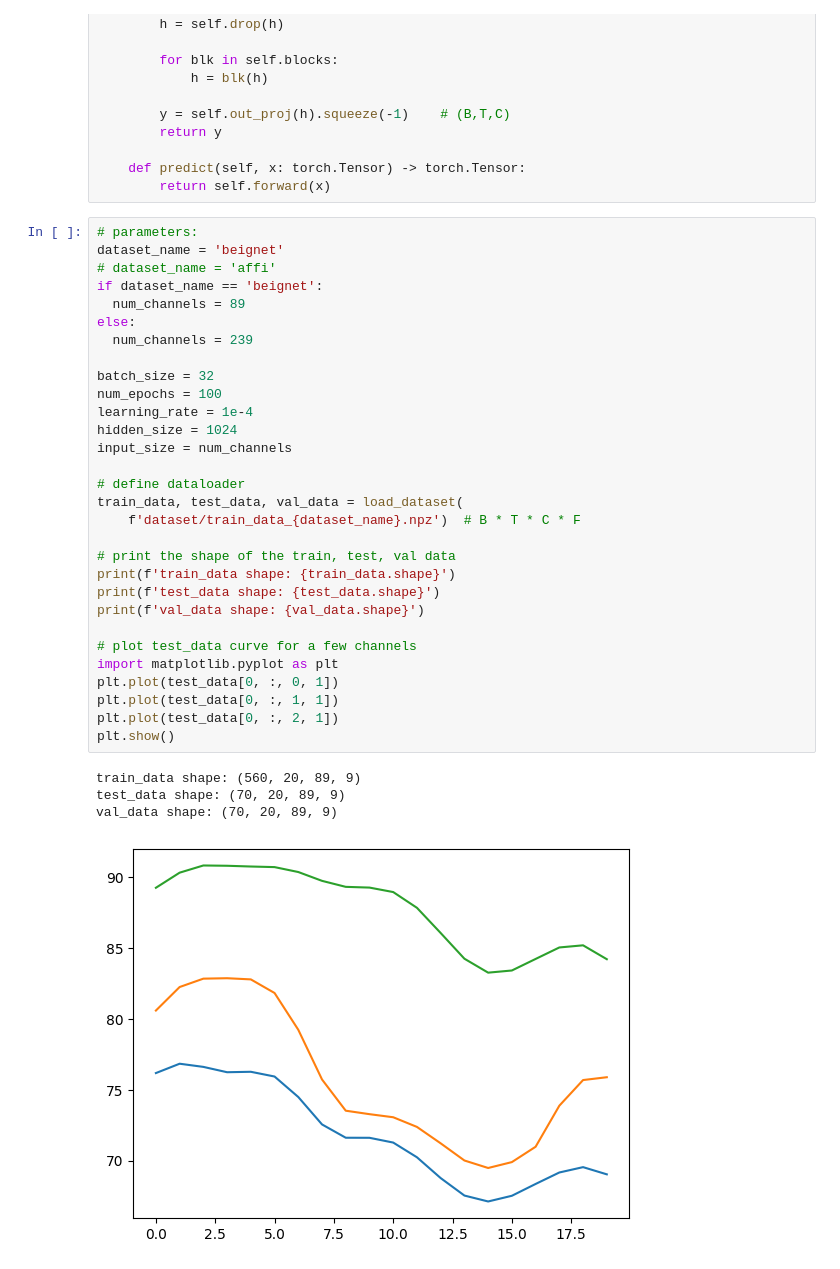
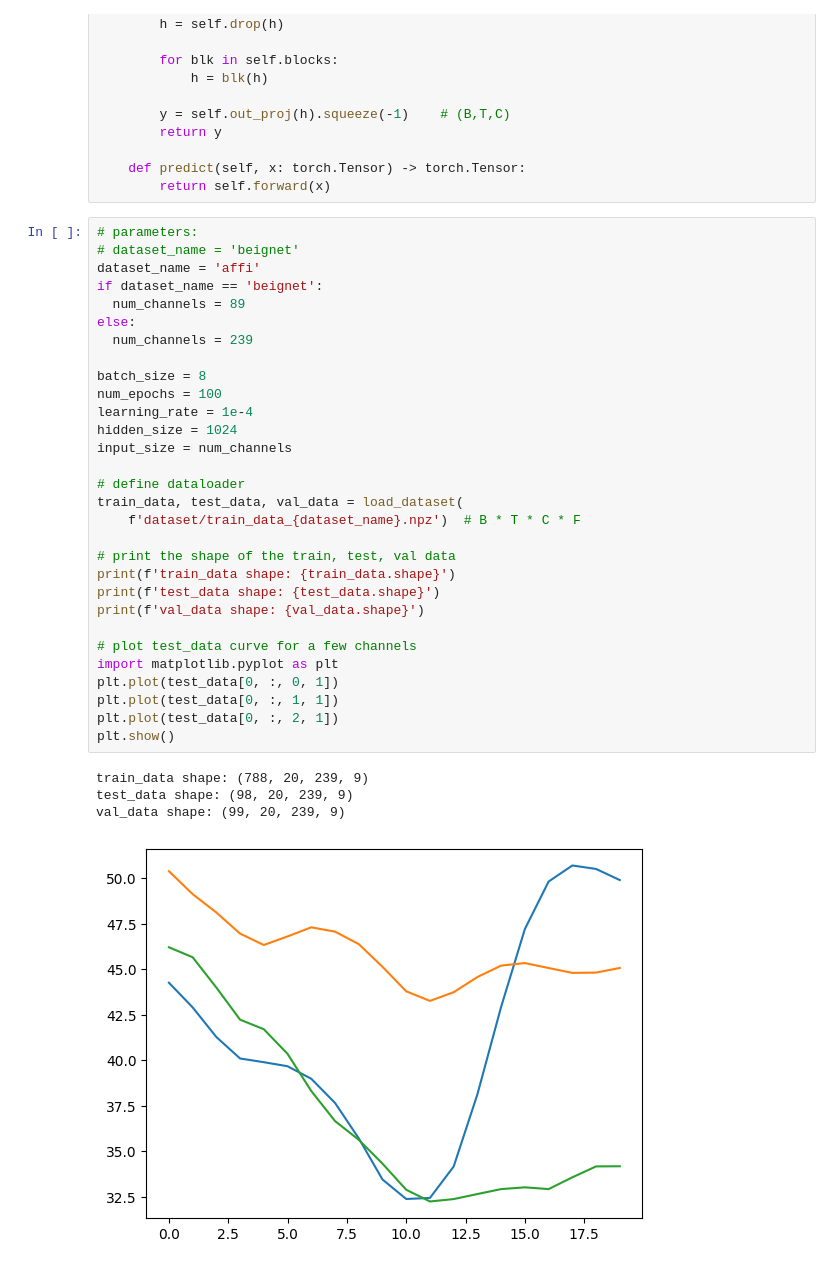
Before and after one commit to chengruchou/NSF-HDR-Scientific-Modeling-out-of-distribution-Challenges, a Jupyter notebook: Neural_Signal_Forecasting_demo.ipynb, the cells around one changed output. Cells and saved outputs as stored; diff of their text form.

```diff
--- a/Neural_Signal_Forecasting_demo.ipynb
+++ b/Neural_Signal_Forecasting_demo.ipynb
@@ -418,37 +394,37 @@ class NFSTNDTModel(nn.Module):
         return self.forward(x)
 # %%
 # parameters:
-dataset_name = 'beignet'
-# dataset_name = 'affi'
+# dataset_name = 'beignet'
+dataset_name = 'affi'
 if dataset_name == 'beignet':
   num_channels = 89
 else:
   num_channels = 239
 
-batch_size = 32
+batch_size = 8
 num_epochs = 100
 learning_rate = 1e-4
 hidden_size = 1024
 input_size = num_channels
 
 # define dataloader
 train_data, test_data, val_data = load_dataset(
     f'dataset/train_data_{dataset_name}.npz')  # B * T * C * F
 
 # print the shape of the train, test, val data
 print(f'train_data shape: {train_data.shape}')
 print(f'test_data shape: {test_data.shape}')
 print(f'val_data shape: {val_data.shape}')
 
 # plot test_data curve for a few channels
 import matplotlib.pyplot as plt
 plt.plot(test_data[0, :, 0, 1])
 plt.plot(test_data[0, :, 1, 1])
 plt.plot(test_data[0, :, 2, 1])
 plt.show()
 # %% [output]
-train_data shape: (560, 20, 89, 9)
-test_data shape: (70, 20, 89, 9)
-val_data shape: (70, 20, 89, 9)
+train_data shape: (788, 20, 239, 9)
+test_data shape: (98, 20, 239, 9)
+val_data shape: (99, 20, 239, 9)
-[figure, old version]
+[figure, new version]
 # %%
```
Also changed, not shown: parts of 5 cells of this notebook, 2 other files.
